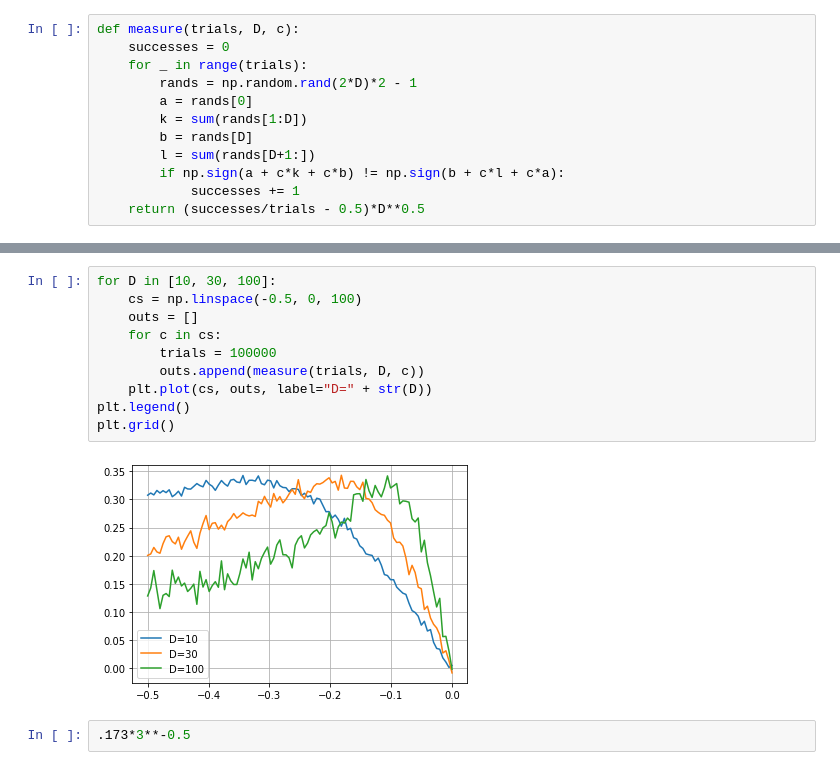
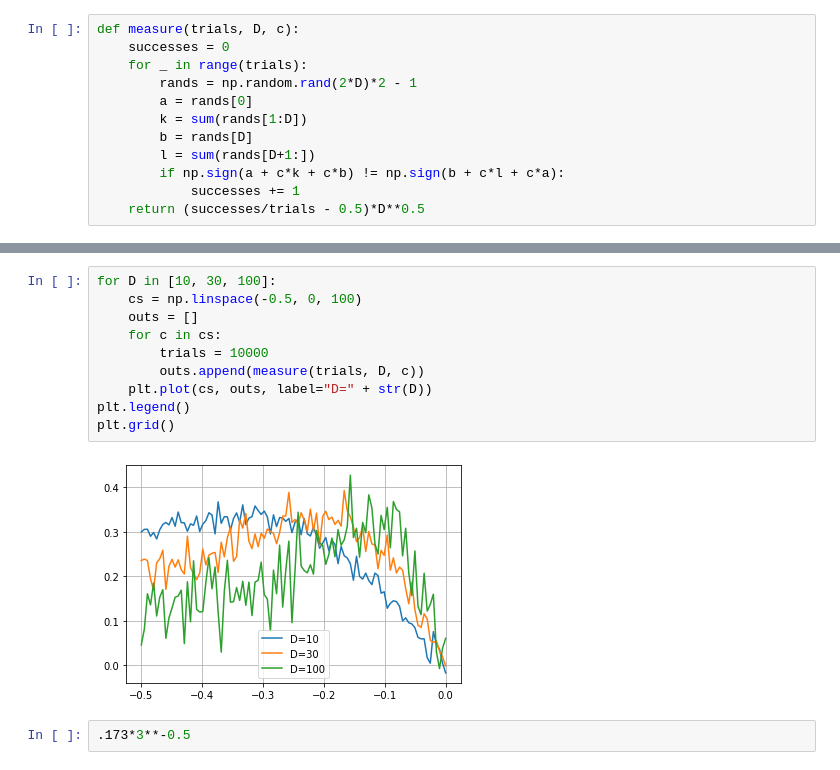
Before and after one commit to marwahaha/qaoa-local-competitors, a Jupyter notebook: hastings.ipynb, the cells around one changed output, grey strips where cells are left out. Drawn from its saved outputs; the diff is of its cells as text.

```diff
--- a/hastings.ipynb
+++ b/hastings.ipynb
@@ -918,15 +1003,15 @@ plt.plot(inps, [measure(100000, D, -D**-0.5) for D in inps])
 # %%
 for D in [10, 30, 100]:
     cs = np.linspace(-0.5, 0, 100)
     outs = []
     for c in cs:
-        trials = 100000
+        trials = 10000
         outs.append(measure(trials, D, c))
     plt.plot(cs, outs, label="D=" + str(D))
 plt.legend()
 plt.grid()
 # %% [output]
-[figure, old version]
+[figure, new version]
 # %%
 .173*3**-0.5
 # %% [output]
```
Also changed, not shown: parts of 59 cells of this notebook, 1 other file.
